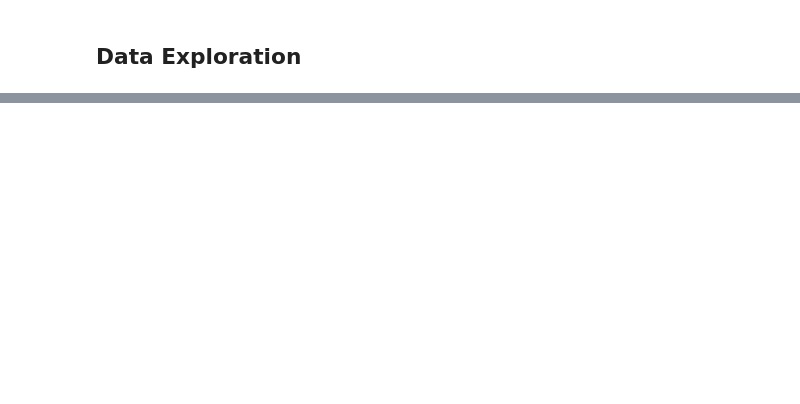
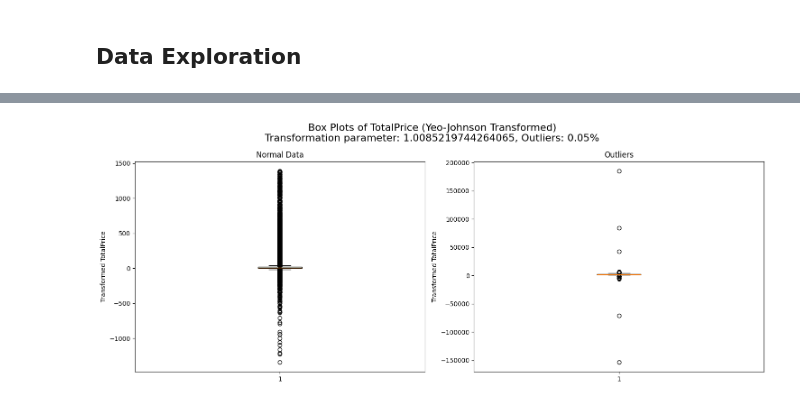
Before and after one commit to jamiebrawn/foil-online-retail-analysis, a Jupyter notebook: analysis.ipynb, the cells around one changed output, grey strips where cells are left out. Saved outputs shown, nothing was run; the diff lists cells and outputs as text; code cells hidden in the pictures; blank space fills up the shorter version.

```diff
--- a/analysis.ipynb
+++ b/analysis.ipynb
@@ -52,0 +755,47 @@ print(distinct_counts_df)
+# %%
+def plot_boxplots(df, value_column, z_score_threshold=3):
+    # Make a copy of the DataFrame
+    df = df.copy()
+
+    # Apply Yeo-Johnson transformation to the value column
+    transformed_data, lambda_param = stats.yeojohnson(df[value_column])
+    df['transformed_value'] = transformed_data
+
+    # Calculate Z-scores of the transformed data
+    df['z_scores'] = np.abs(stats.zscore(df['transformed_value']))
+
+    # Identify outliers
+    df['is_outlier'] = df['z_scores'] > z_score_threshold
+
+    # Calculate percentage of outliers
+    outlier_percentage = (df['is_outlier'].sum() / len(df)) * 100
+
+    # Create the plot
+    fig, (ax1, ax2) = plt.subplots(1, 2, figsize=(15, 6))
+
+    # Box plot for normal data
+    bp1 = ax1.boxplot(df[~df['is_outlier']]['transformed_value'],
+                      patch_artist=True)
+    bp1['boxes'][0].set_facecolor('lightblue')
+    ax1.set_title('Normal Data')
+    ax1.set_ylabel(f'Transformed {value_column}')
+
+    # Box plot for outliers
+    bp2 = ax2.boxplot(df[df['is_outlier']]['transformed_value'],
+                      patch_artist=True)
+    bp2['boxes'][0].set_facecolor('lightcoral')
+    ax2.set_title('Outliers')
+    ax2.set_ylabel(f'Transformed {value_column}')
+
+    # Overall title
+    plt.suptitle(f'Box Plots of {value_column} (Yeo-Johnson Transformed)\n'
+              f'Transformation parameter: {lambda_param}, '
+              f'Outliers: {outlier_percentage:.2f}%',
+              fontsize=16)
+
+    plt.tight_layout()
+    plt.show()
+# %%
+plot_boxplots(product_df, 'TotalPrice')
+# %% [output]
+[figure, added]
```
Also changed, not shown: parts of 139 cells of this notebook, 2 other files.
